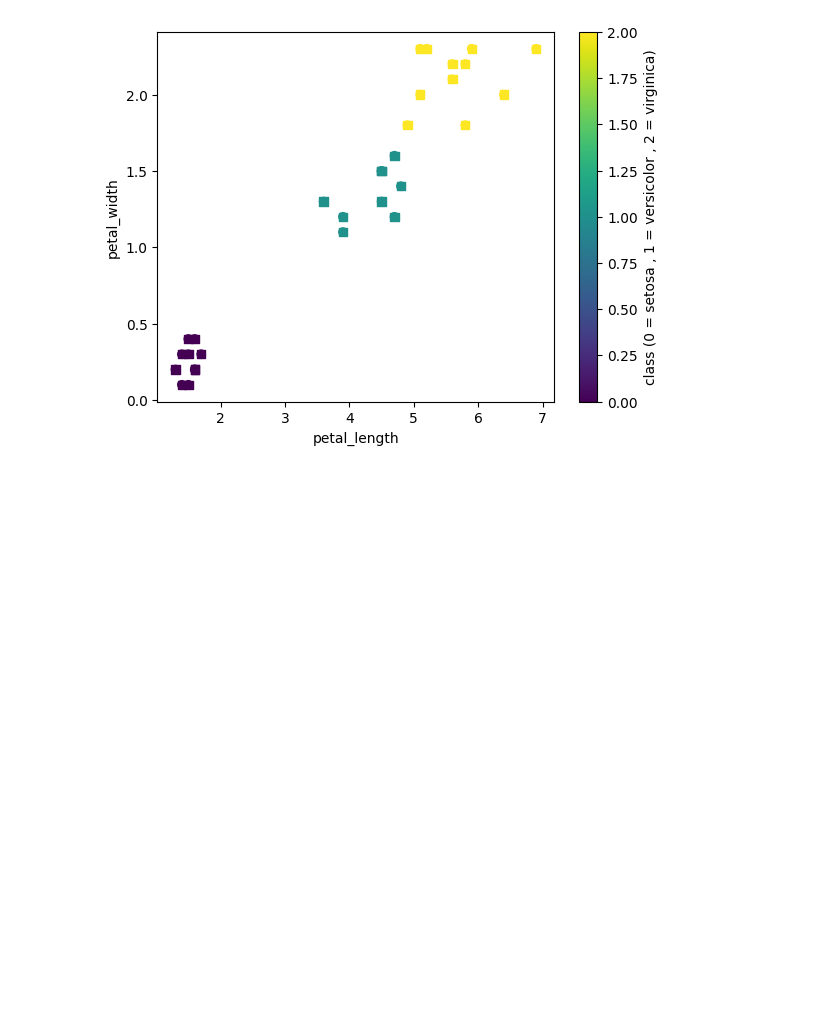
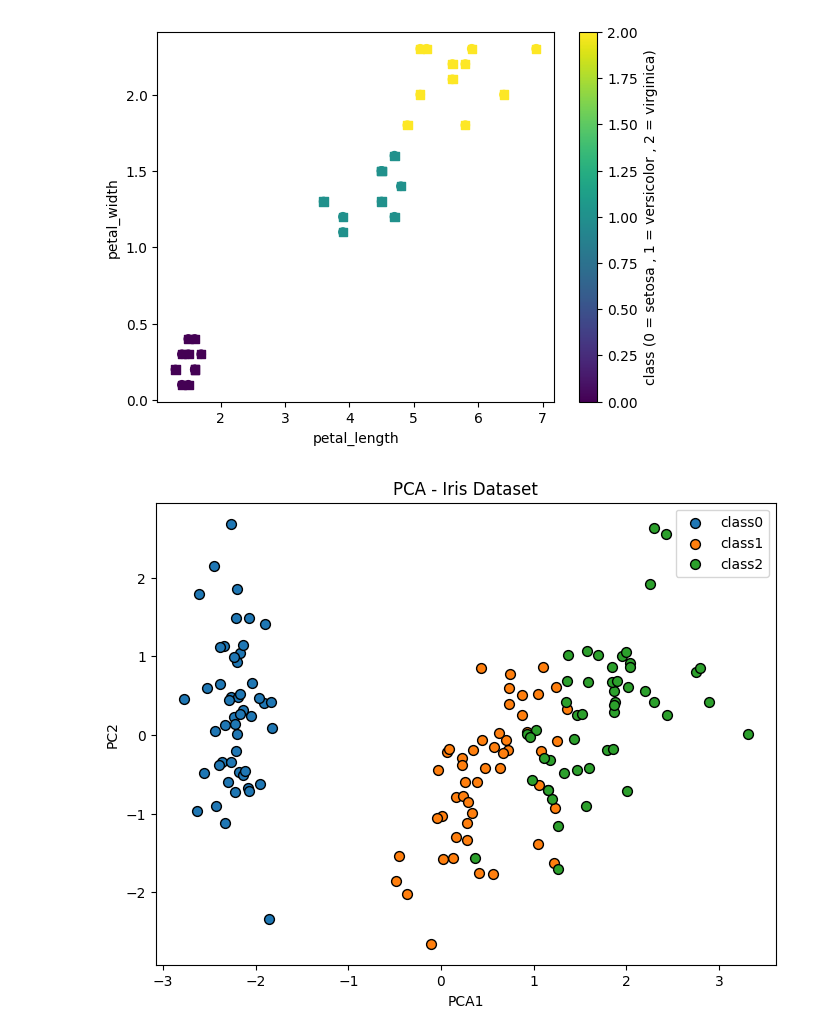
Before and after one commit to abin-ik/machine-learning, a Jupyter notebook: KNN.ipynb, the cells around one changed output. Drawn from its saved outputs; the diff is of its cells as text; code cells hidden in the pictures; blank space fills up the shorter version.

```diff
--- a/KNN.ipynb
+++ b/KNN.ipynb
@@ -68,0 +72,21 @@ plt.show()
+# %%
+scalar = StandardScaler()
+
+x_scalar = scalar.fit_transform(x)
+# %%
+pca = PCA(n_components=2)
+
+x_pca = pca.fit_transform(x_scalar)
+# %%
+import matplotlib.pyplot as plt
+
+plt.figure(figsize=(8,6))
+for i in range(len(set(y))): #set(y) removes duplicates
+    plt.scatter(x_pca[y == i,0], x_pca[y == i,1], label=f'class{i}',edgecolor='k',s=50)
+plt.xlabel("PCA1")
+plt.ylabel("PC2")
+plt.title("PCA - Iris Dataset")
+plt.legend()
+plt.show()
+# %% [output]
+[figure, added]
```
Also changed, not shown: parts of 1 cell of this notebook, 5 other files.
